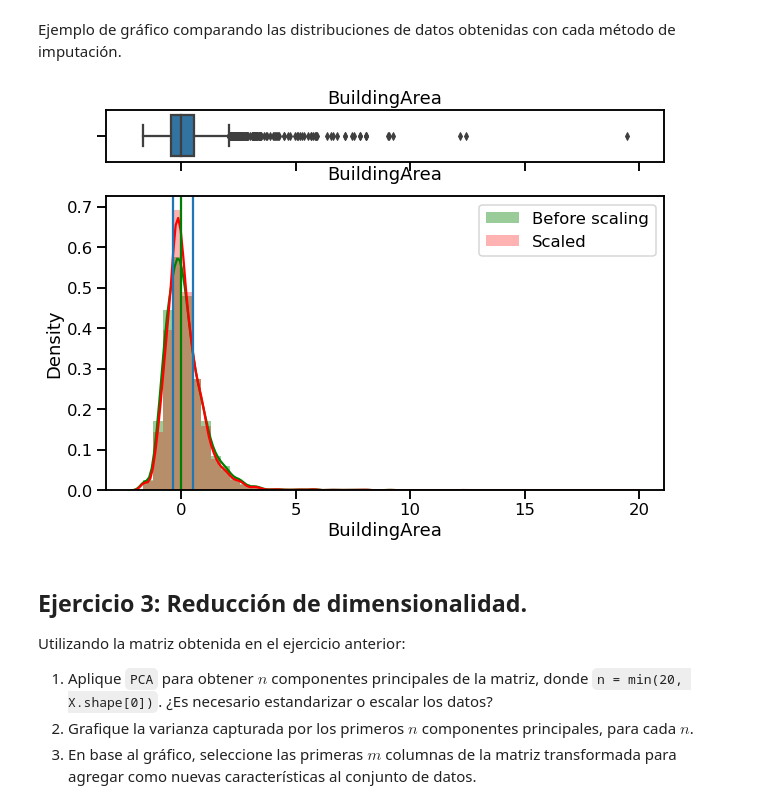
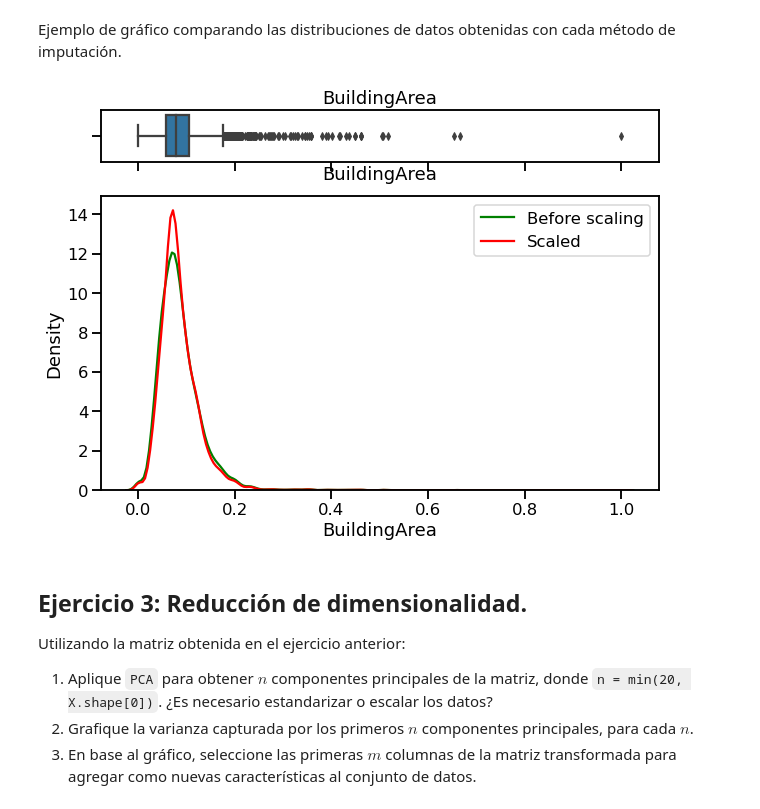
Before and after one commit to estebanarr/TP2_exploracion_curacion_datos, a Jupyter notebook: Entregable_Parte_2 .ipynb, the cells around one changed output. Cells and saved outputs as stored; diff of their text form; code cells hidden in the pictures.

```diff
--- a/Entregable_Parte_2 .ipynb
+++ b/Entregable_Parte_2 .ipynb
@@ -358,9 +358,9 @@ Es necesario escalar si vamos a utilizar un método de imputación basado en dis
 # %%
-from sklearn.preprocessing import RobustScaler
+from sklearn.preprocessing import MinMaxScaler
 
 variables_bef=df_2[['YearBuilt','BuildingArea']]
 
-scaler=RobustScaler()
+scaler=MinMaxScaler()
 
 df_2[['YearBuilt','BuildingArea']]=scaler.fit_transform(df_2[['YearBuilt','BuildingArea']])
 
@@ -420,23 +420,20 @@ Ejemplo de gráfico comparando las distribuciones de datos obtenidas con cada m
 # %%
 f, (ax_box, ax_hist) = plt.subplots(2, sharex=True, figsize=(10,7),gridspec_kw={"height_ratios": (.15, .85)}) ##Me parece que este gráfico está muy cargado, sacaría los cuatiles y los histogramas, dejaría la línea de las dos distribuciones
 
 #Se añade un gráfico a cada parte
 
 sns.boxplot(variables_bef_scaled.BuildingArea, ax=ax_box)
 
-sns.distplot(variables_bef_scaled.BuildingArea,color='g',ax=ax_hist,label='Before scaling')
-sns.distplot(df_2.BuildingArea,color='r',hist_kws=dict(alpha=0.3),ax=ax_hist,label='Scaled')
+sns.kdeplot(variables_bef_scaled.BuildingArea,color='g',ax=ax_hist,label='Before scaling')
+sns.kdeplot(df_2.BuildingArea,color='r',ax=ax_hist,label='Scaled')
 
-plt.axvline(df_2.BuildingArea.quantile(0.25))
-plt.axvline(df_2.BuildingArea.quantile(0.50),color='g')
-plt.axvline(df_2.BuildingArea.quantile(0.75))
 plt.ticklabel_format(style='plain', axis='x')
 
 ax_box.set_title("BuildingArea")
 plt.legend()
 plt.show()
 # %% [output]
-[figure, old version]
+[figure, new version]
 # %% [markdown]
 ## Ejercicio 3: Reducción de dimensionalidad.
 
```
Also changed, not shown: parts of 11 cells of this notebook, 1 other file.
